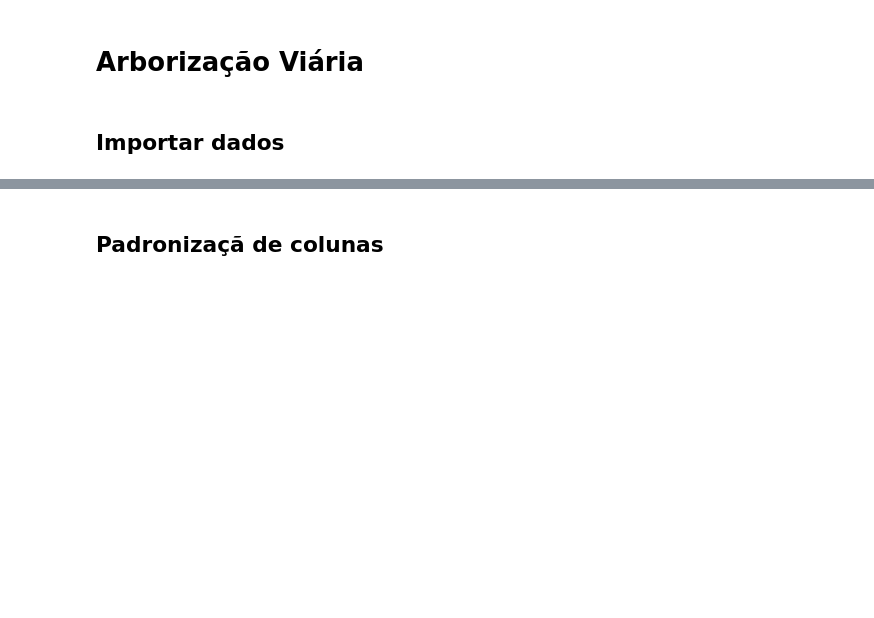
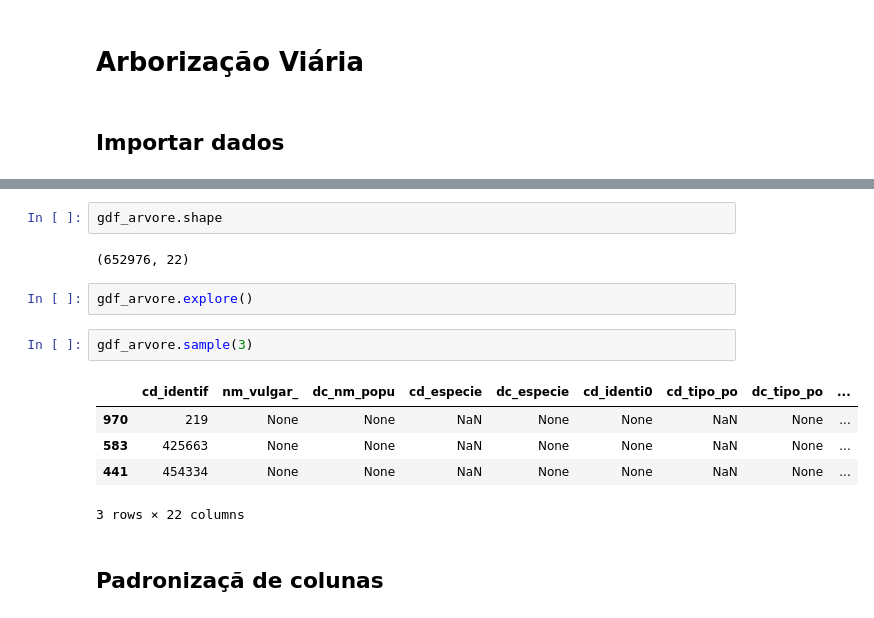
Before and after one commit to sepep-pmsp/coleta_cebrap, a Jupyter notebook: notebooks/malha_arborizacao_viaria.ipynb, the cells around one changed output, grey strips where cells are left out. Drawn from its saved outputs; the diff is of its cells as text; blank space fills up the shorter version.

```diff
--- a/notebooks/malha_arborizacao_viaria.ipynb
+++ b/notebooks/malha_arborizacao_viaria.ipynb
@@ -19,3 +34,17 @@ gdf_arvore = download_malha_geosampa('arvore')
+# %%
+gdf_arvore.shape
+# %% [output]
+(652976, 22)
+# %%
+gdf_arvore.explore()
+# %%
+gdf_arvore.sample(3)
+# %% [output]
+|  | cd_identif | nm_vulgar_ | dc_nm_popu | cd_especie | dc_especie | cd_identi0 | cd_tipo_po | dc_tipo_po | ... |
+| 970 | 219 | None | None | NaN | None | None | NaN | None | ... |
+| 583 | 425663 | None | None | NaN | None | None | NaN | None | ... |
+| 441 | 454334 | None | None | NaN | None | None | NaN | None | ... |
+3 rows × 22 columns
 # %% [markdown]
 ## Padronizaçã de colunas
 # %% [markdown]
```
Also changed, not shown: parts of 5 cells of this notebook, 1 other file.
